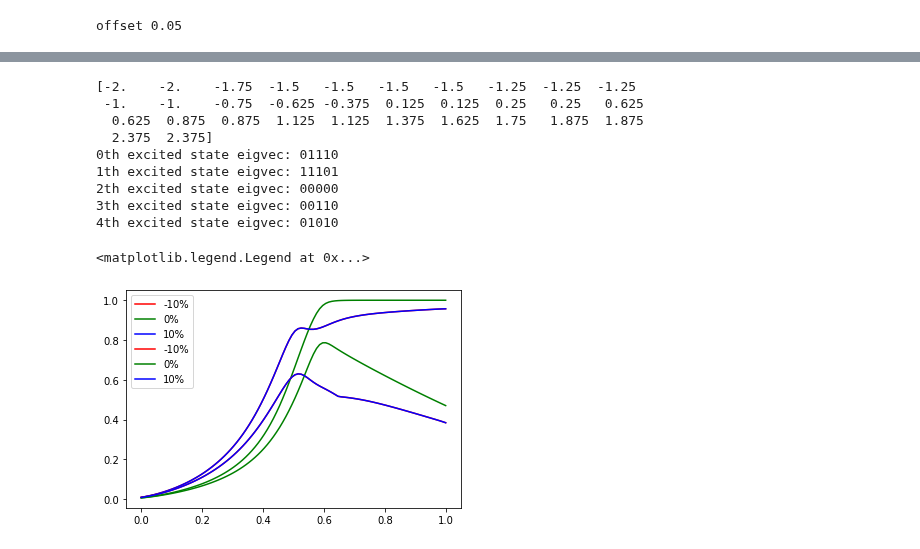
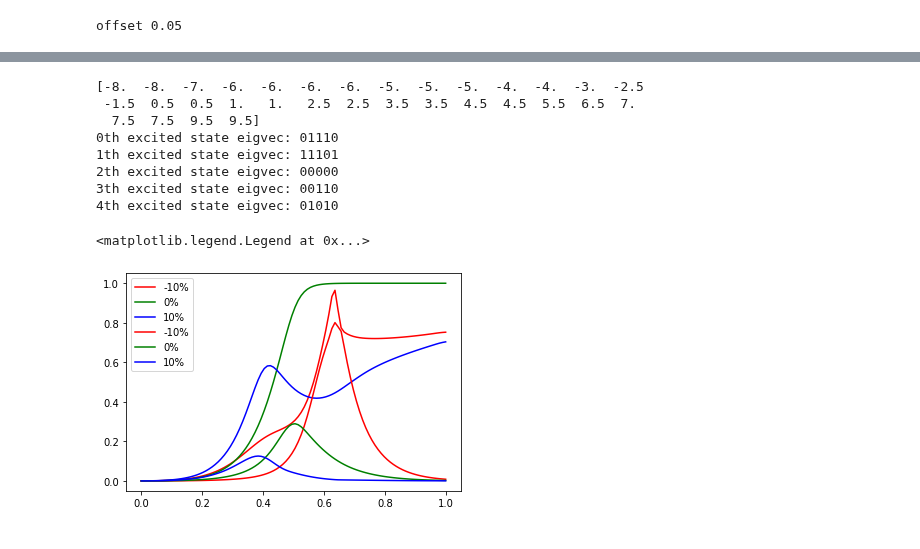
Before and after one commit to cchang5/quantum_linear_programming, a Jupyter notebook: notebooks/tdse_notebook.ipynb, the cells around one changed output, grey strips where cells are left out. Saved outputs shown, nothing was run; the diff lists cells and outputs as text; code cells hidden in the pictures.

Commit message:
offset sandbox

```diff
--- a/notebooks/tdse_notebook.ipynb
+++ b/notebooks/tdse_notebook.ipynb
@@ -55,7 +55,7 @@ jchaos = 0 #1/2**6
 
 if embed:
     qubo, embedding = embed_qubo_example(nvertices)
-    qubo = qubo/4 #rescale by hand to match manual rescaling of dwave
+    qubo = qubo #rescale by hand to match manual rescaling of dwave
 
 Jij_exact, hi_exact, c = QUBO_to_Ising(qubo.todense().tolist())
 
@@ -169,7 +169,7 @@ In this section we run over different anneal time offsets
 
 # brute force solving time-dependent schrodinger equation to simulate quantum annealing for small systems
 result = dict()
-offset_min_list = [0.05]
+offset_min_list = [-0.05]
 Aoffset = 0
 
 for offset_min in offset_min_list:
@@ -612,10 +612,9 @@ print(val)
 for n in range(5):
     print(f"{n}th excited state eigvec:", "{0:05b}".format(np.argmax(np.absolute(np.round(vec[:,n]).real))))
 # %% [output]
-[-2.    -2.    -1.75  -1.5   -1.5   -1.5   -1.5   -1.25  -1.25  -1.25
- -1.    -1.    -0.75  -0.625 -0.375  0.125  0.125  0.25   0.25   0.625
-  0.625  0.875  0.875  1.125  1.125  1.375  1.625  1.75   1.875  1.875
-  2.375  2.375]
+[-8.  -8.  -7.  -6.  -6.  -6.  -6.  -5.  -5.  -5.  -4.  -4.  -3.  -2.5
+ -1.5  0.5  0.5  1.   1.   2.5  2.5  3.5  3.5  4.5  4.5  5.5  6.5  7.
+  7.5  7.5  9.5  9.5]
 0th excited state eigvec: 01110
 1th excited state eigvec: 11101
 2th excited state eigvec: 00000
@@ -624,38 +623,38 @@ for n in range(5):
 # %%
 level0 = 0
 level1 = 1
-temp = 0.03
+temp = 0.015
 kb = 8.617333262145e-5  # Boltzmann constant [eV / K]
 # h = 4.135667696e-15  # Plank constant [eV s] (no 2 pi)
 h = 6.582119569e-16
 one = 1e-9  # GHz s
 beta = 1 / (temp * kb / h * one)
 gap = np.array(y[level1])-np.array(y[level0])
 e=np.exp(-beta*gap/tdse.ising["energyscale"])
 gap1 = np.array(y1[level1])-np.array(y1[level0])
 e1=np.exp(-beta*gap1/tdse1.ising["energyscale"])
 gap2 = np.array(y2[level1])-np.array(y2[level0])
 e2=np.exp(-beta*gap2/tdse2.ising["energyscale"])
 fig = plt.figure('exp(-beta*gap)')
 ax = plt.axes()
 
 ax.errorbar(x=x, y=e, label="-10%", color='red')
 ax.errorbar(x=x, y=e1, label="0%", color='green')
 ax.errorbar(x=x, y=e2, label="10%", color='blue')
 ax.legend()
 
 level0 = 0
 level1 = 2
 gap = np.array(y[level1])-np.array(y[level0])
 e=np.exp(-beta*gap/tdse.ising["energyscale"])
 gap1 = np.array(y1[level1])-np.array(y1[level0])
 e1=np.exp(-beta*gap1/tdse1.ising["energyscale"])
 gap2 = np.array(y2[level1])-np.array(y2[level0])
 e2=np.exp(-beta*gap2/tdse2.ising["energyscale"])
 ax.errorbar(x=x, y=e, label="-10%", color='red')
 ax.errorbar(x=x, y=e1, label="0%", color='green')
 ax.errorbar(x=x, y=e2, label="10%", color='blue')
 ax.legend()
 # %% [output]
 <matplotlib.legend.Legend at 0x...>
-[figure, old version]
+[figure, new version]
```
Also changed, not shown: parts of 4 cells of this notebook, 4 other files.
